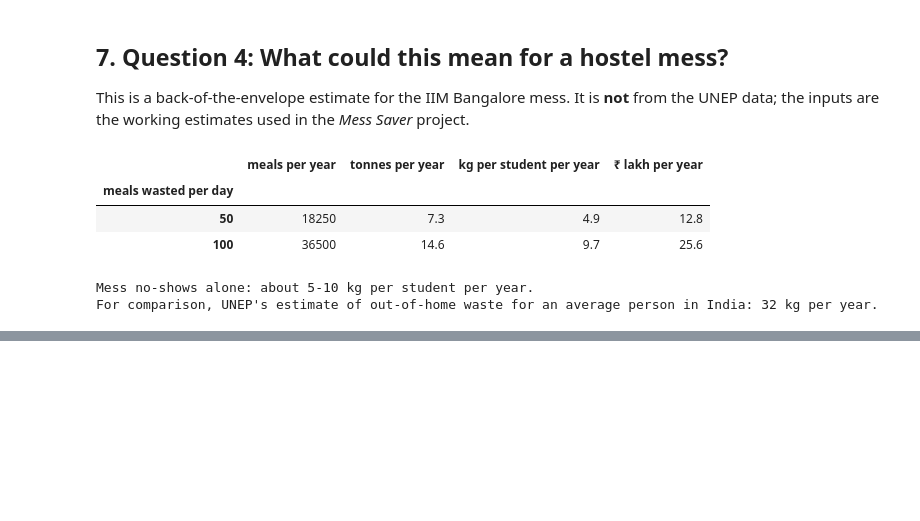
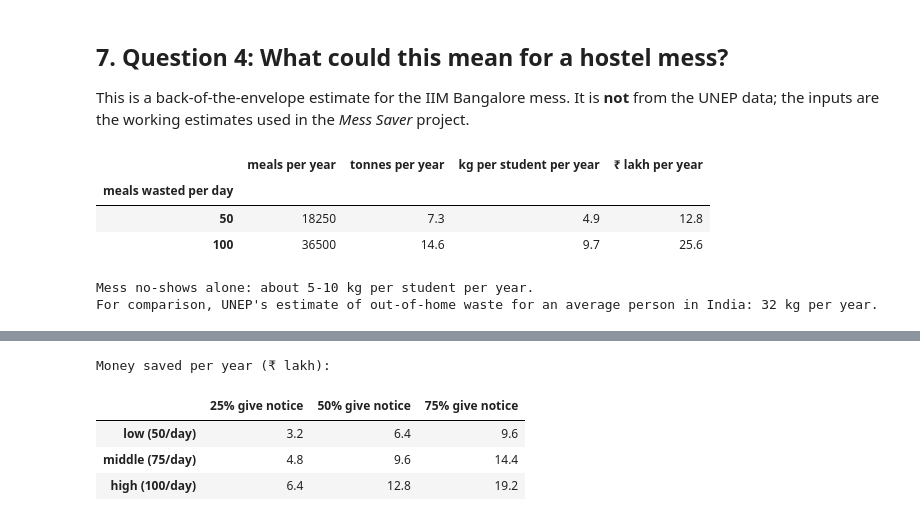
Before and after one commit to Jontyloh/food-waste-analysis, a Jupyter notebook: food_waste_analysis.ipynb, the cells around one changed output, grey strips where cells are left out. Cells and saved outputs as stored; diff of their text form; code cells hidden in the pictures; blank space fills up the shorter version.

```diff
--- a/food_waste_analysis.ipynb
+++ b/food_waste_analysis.ipynb
@@ -346,0 +427,17 @@ For comparison, UNEP's estimate of out-of-home waste for an average person in In
+# %%
+NOTICE_RATES = [0.25, 0.50, 0.75]
+LEVELS = {"low (50/day)": 50, "middle (75/day)": 75, "high (100/day)": 100}
+
+scenario = pd.DataFrame(
+    {f"{rate:.0%} give notice": {name: meals * 365 * rate * RUPEES_PER_MEAL / 100_000
+                                 for name, meals in LEVELS.items()}
+     for rate in NOTICE_RATES}
+)
+print("Money saved per year (₹ lakh):")
+scenario.round(1)
+# %% [output]
+Money saved per year (₹ lakh):
+|  | 25% give notice | 50% give notice | 75% give notice |
+| low (50/day) | 3.2 | 6.4 | 9.6 |
+| middle (75/day) | 4.8 | 9.6 | 14.4 |
+| high (100/day) | 6.4 | 12.8 | 19.2 |
```
Also changed, not shown: parts of 8 cells of this notebook, 3 other files.
